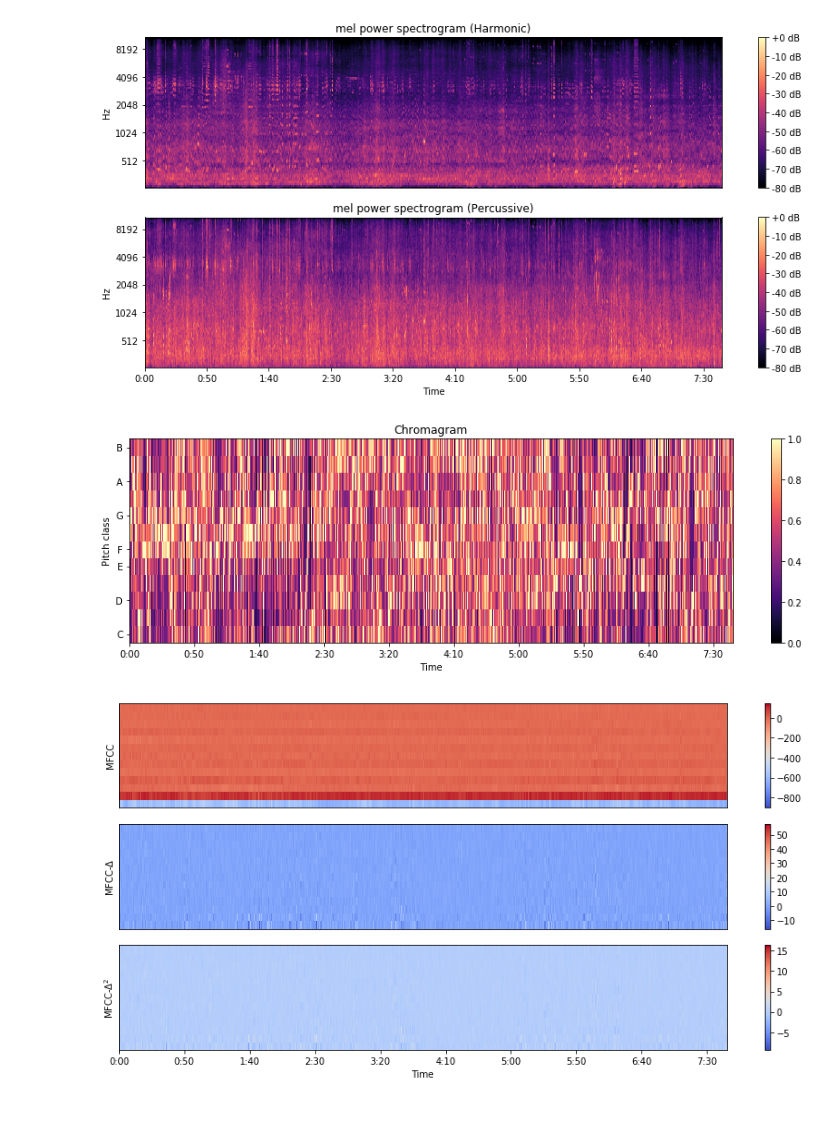
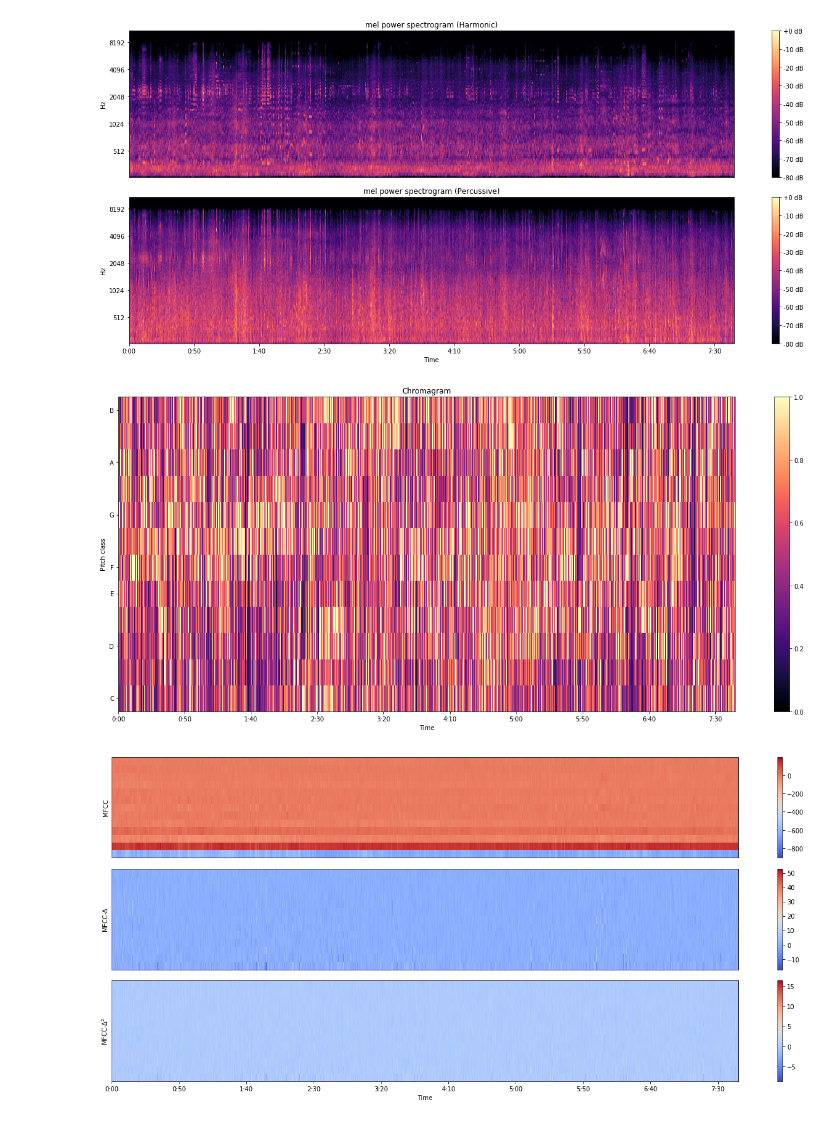
Before and after one commit to goldenrati0/academic, a Jupyter notebook: CSE330/audio-analysis/Audio Analysis 04.ipynb, the cells around one changed output. Cells and saved outputs as stored; diff of their text form; code cells hidden in the pictures.

```diff
--- a/CSE330/audio-analysis/Audio Analysis 04.ipynb
+++ b/CSE330/audio-analysis/Audio Analysis 04.ipynb
@@ -19,7 +19,7 @@ import librosa
 import librosa.display
 # %%
 audio_path = 'audios/4.wav'
-y, sr = librosa.load(audio_path)
+y, sr = librosa.load(audio_path, sr=44100)
 # %%
 # Let's make and display a mel-scaled power (energy-squared) spectrogram
 S = librosa.feature.melspectrogram(y, sr=sr, n_mels=128)
@@ -53,42 +53,42 @@ S_harmonic   = librosa.feature.melspectrogram(y_harmonic, sr=sr)
 S_percussive = librosa.feature.melspectrogram(y_percussive, sr=sr)
 
 # Convert to log scale (dB). We'll use the peak power as reference.
 log_Sh = librosa.power_to_db(S_harmonic, ref=np.max)
 log_Sp = librosa.power_to_db(S_percussive, ref=np.max)
 
 # Make a new figure
-plt.figure(figsize=(12,6))
+plt.figure(figsize=(18,8))
 
 plt.subplot(2,1,1)
 # Display the spectrogram on a mel scale
 librosa.display.specshow(log_Sh, sr=sr, y_axis='mel')
 
 # Put a descriptive title on the plot
 plt.title('mel power spectrogram (Harmonic)')
 
 # draw a color bar
 plt.colorbar(format='%+02.0f dB')
 
 plt.subplot(2,1,2)
 librosa.display.specshow(log_Sp, sr=sr, x_axis='time', y_axis='mel')
 
 # Put a descriptive title on the plot
 plt.title('mel power spectrogram (Percussive)')
 
 # draw a color bar
 plt.colorbar(format='%+02.0f dB')
 
 # Make the figure layout compact
 plt.tight_layout()
 # %% [output]
-[figure, old version]
+[figure, new version]
 # %%
 # We'll use a CQT-based chromagram here.  An STFT-based implementation also exists in chroma_cqt()
 # We'll use the harmonic component to avoid pollution from transients
 C = librosa.feature.chroma_cqt(y=y_harmonic, sr=sr)
 
 # Make a new figure
-plt.figure(figsize=(12,4))
+plt.figure(figsize=(18,8))
 
 # Display the chromagram: the energy in each chromatic pitch class as a function of time
 # To make sure that the colors span the full range of chroma values, set vmin and vmax
@@ -99,7 +99,7 @@ plt.colorbar()
 
 plt.tight_layout()
 # %% [output]
-[figure, old version]
+[figure, new version]
 # %%
 # Next, we'll extract the top 13 Mel-frequency cepstral coefficients (MFCCs)
 mfcc        = librosa.feature.mfcc(S=log_S, n_mfcc=13)
@@ -109,7 +109,7 @@ delta_mfcc  = librosa.feature.delta(mfcc)
 delta2_mfcc = librosa.feature.delta(mfcc, order=2)
 
 # How do they look?  We'll show each in its own subplot
-plt.figure(figsize=(12, 6))
+plt.figure(figsize=(18,8))
 
 plt.subplot(3,1,1)
 librosa.display.specshow(mfcc)
@@ -131,7 +131,7 @@ plt.tight_layout()
 # For future use, we'll stack these together into one matrix
 M = np.vstack([mfcc, delta_mfcc, delta2_mfcc])
 # %% [output]
-[figure, old version]
+[figure, new version]
 # %%
 # Now, let's run the beat tracker.
 # We'll use the percussive component for this part
```
Also changed, not shown: parts of 5 cells of this notebook, 19 other files.
